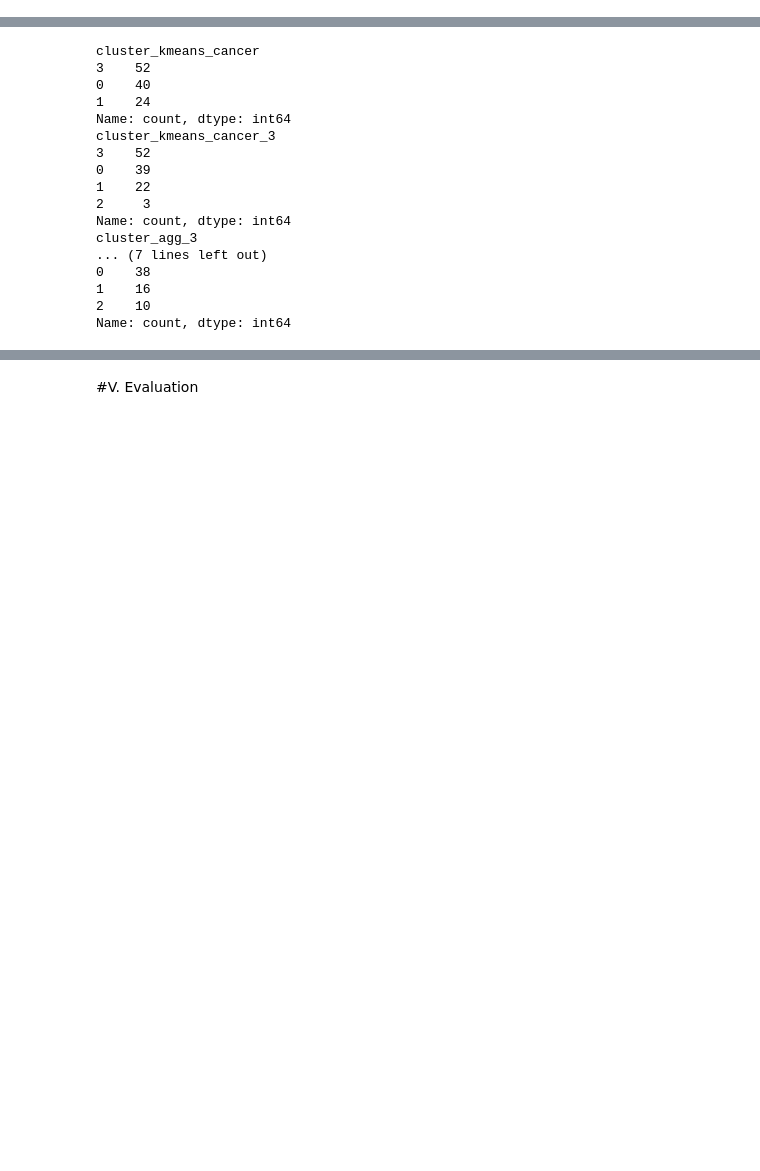
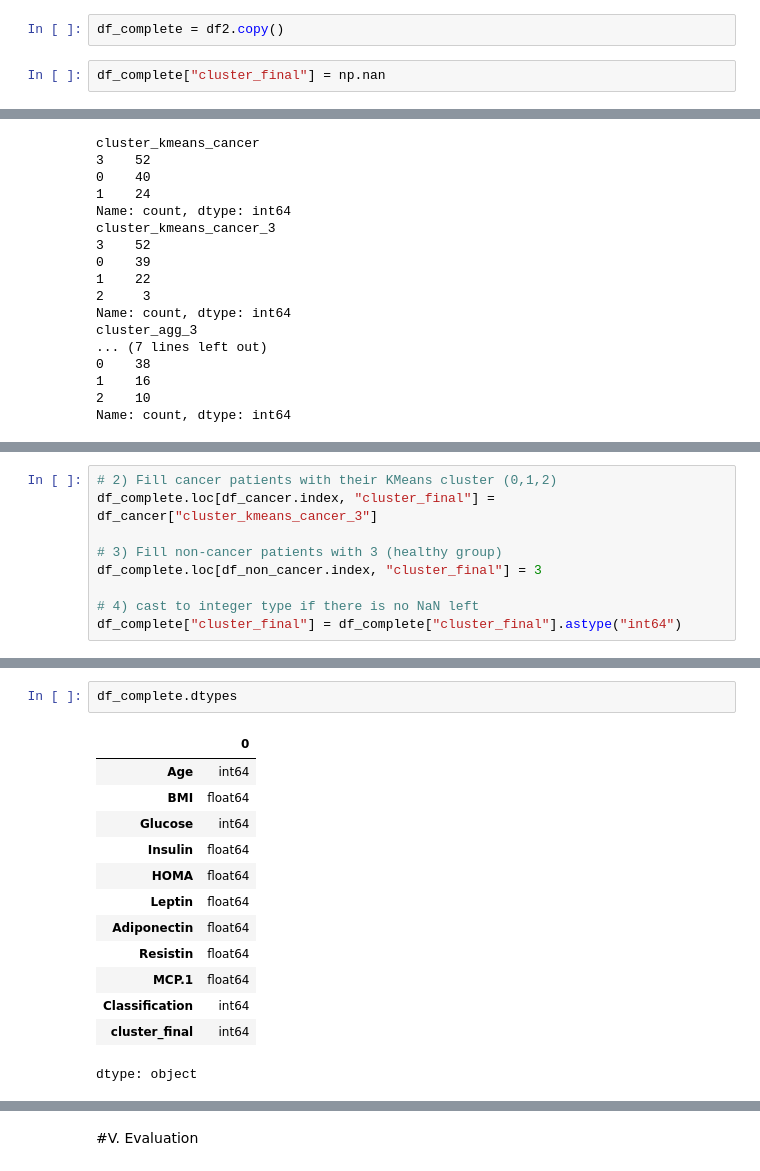
Before and after one commit to eyaguirat10/CoWin-Breast-Cancer-Detection, a Jupyter notebook: Eya_Guirat_Breast_Cancer_Detection.ipynb, the cells around one changed output, grey strips where cells are left out. Cells and saved outputs as stored; diff of their text form; blank space fills up the shorter version.

```diff
--- a/Eya_Guirat_Breast_Cancer_Detection.ipynb
+++ b/Eya_Guirat_Breast_Cancer_Detection.ipynb
@@ -772,3 +778,7 @@ X_scaled2 = scaler.fit_transform(X2)
+# %%
+df_complete = df2.copy()
+# %%
+df_complete["cluster_final"] = np.nan
 # %% [markdown]
 #IV. Modeling
 # %% [markdown]
@@ -1556,0 +1604,9 @@ Name: count, dtype: int64
+# %%
+# 2) Fill cancer patients with their KMeans cluster (0,1,2)
+df_complete.loc[df_cancer.index, "cluster_final"] = df_cancer["cluster_kmeans_cancer_3"]
+
+# 3) Fill non-cancer patients with 3 (healthy group)
+df_complete.loc[df_non_cancer.index, "cluster_final"] = 3
+
+# 4) cast to integer type if there is no NaN left
+df_complete["cluster_final"] = df_complete["cluster_final"].astype("int64")
@@ -1556,0 +1619,16 @@ Name: count, dtype: int64
+# %%
+df_complete.dtypes
+# %% [output]
+|  | 0 |
+| Age | int64 |
+| BMI | float64 |
+| Glucose | int64 |
+| Insulin | float64 |
+| HOMA | float64 |
+| Leptin | float64 |
+| Adiponectin | float64 |
+| Resistin | float64 |
+| MCP.1 | float64 |
+| Classification | int64 |
+| cluster_final | int64 |
+dtype: object
```
Also changed, not shown: parts of 27 cells of this notebook.
